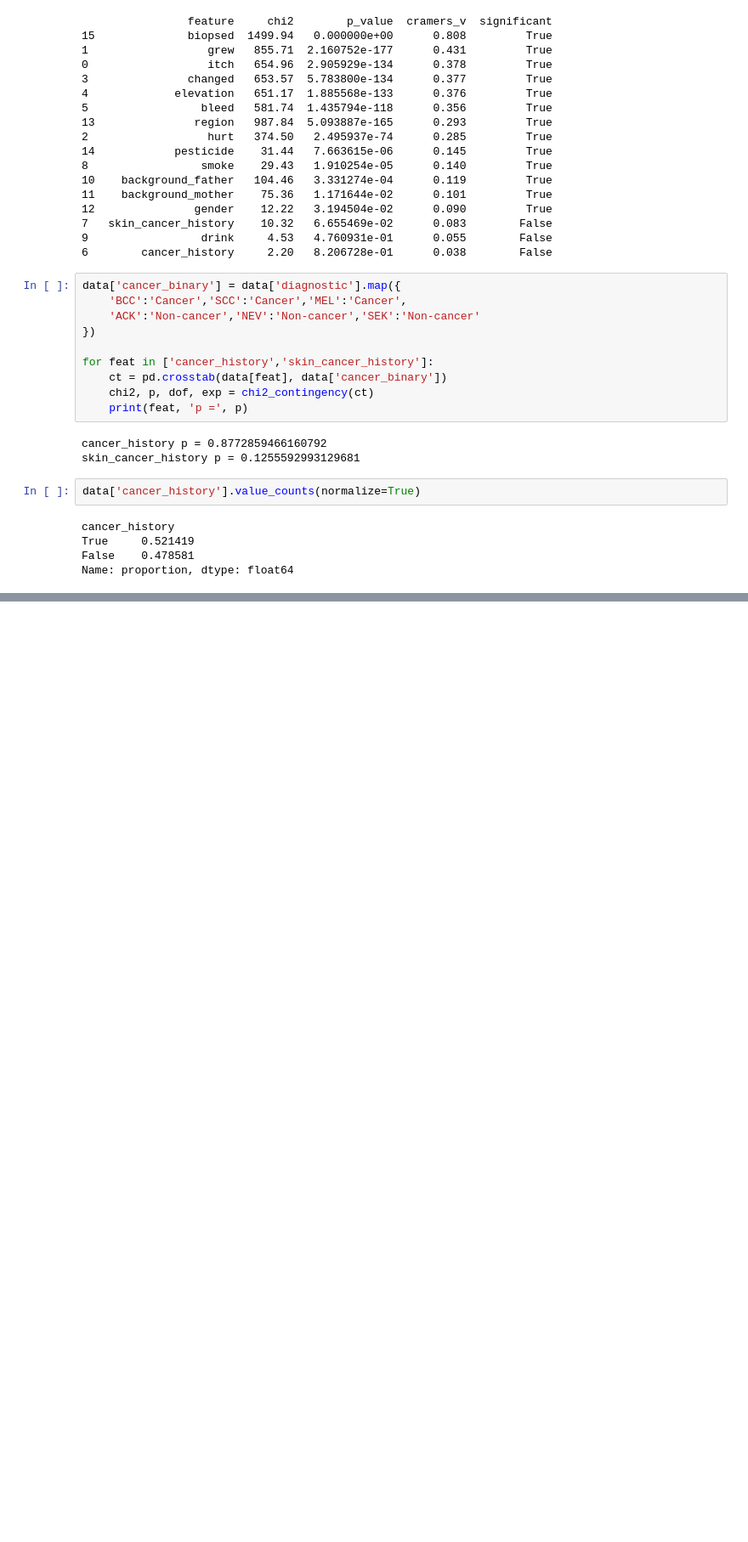
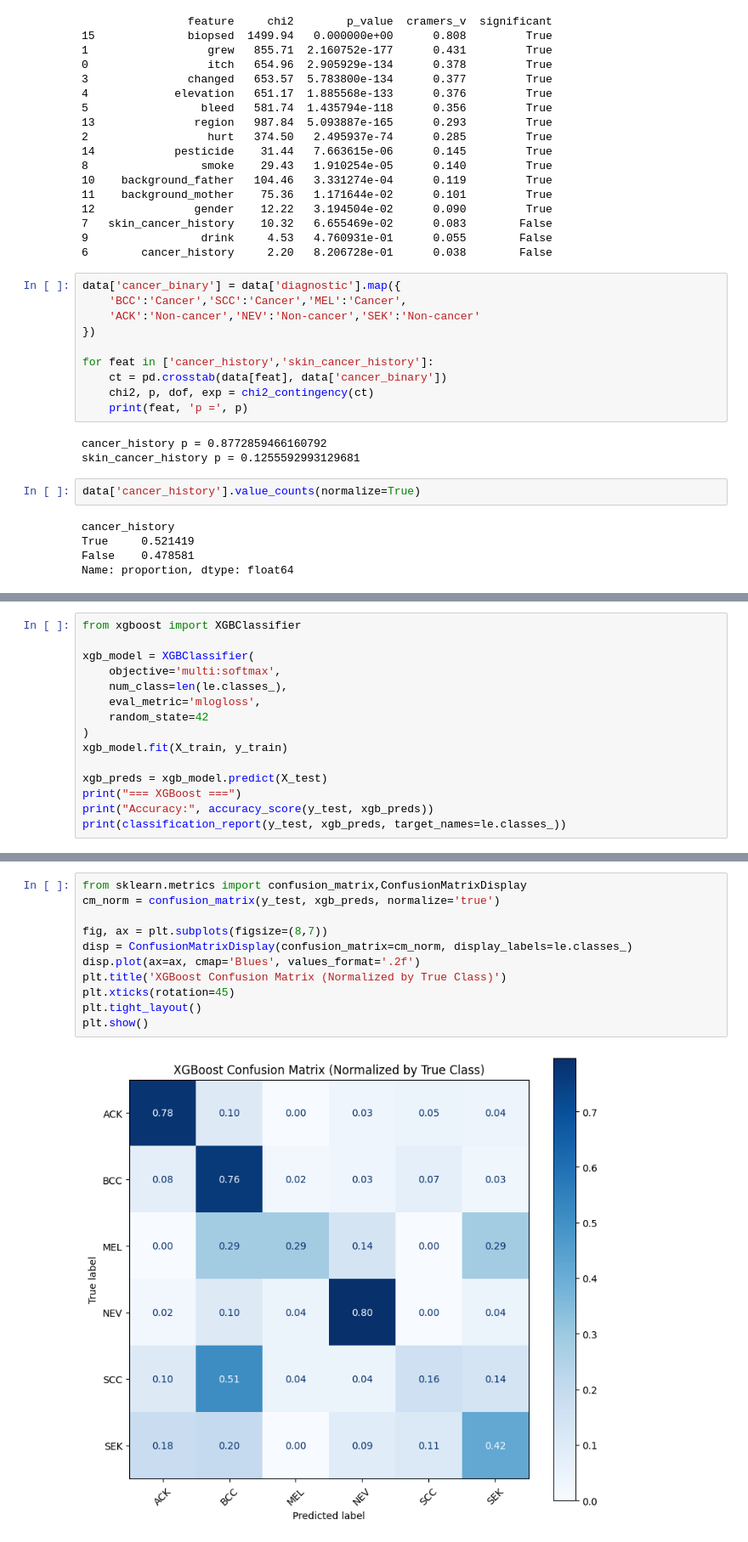
Before and after one commit to ramya0128/Skin-cancer-detection-using-multimodal-and-explainable-AI, a Jupyter notebook: eda.ipynb, the cells around one changed output, grey strips where cells are left out. Shown at 85% size. Saved outputs shown, nothing was run; the diff lists cells and outputs as text; blank space fills up the shorter version.

```diff
--- a/eda.ipynb
+++ b/eda.ipynb
@@ -233,0 +289,15 @@ Name: proportion, dtype: float64
+# %%
+from xgboost import XGBClassifier
+
+xgb_model = XGBClassifier(
+    objective='multi:softmax',
+    num_class=len(le.classes_),
+    eval_metric='mlogloss',
+    random_state=42
+)
+xgb_model.fit(X_train, y_train)
+
+xgb_preds = xgb_model.predict(X_test)
+print("=== XGBoost ===")
+print("Accuracy:", accuracy_score(y_test, xgb_preds))
+print(classification_report(y_test, xgb_preds, target_names=le.classes_))
@@ -233,0 +439,13 @@ Name: proportion, dtype: float64
+# %%
+from sklearn.metrics import confusion_matrix,ConfusionMatrixDisplay
+cm_norm = confusion_matrix(y_test, xgb_preds, normalize='true')
+
+fig, ax = plt.subplots(figsize=(8,7))
+disp = ConfusionMatrixDisplay(confusion_matrix=cm_norm, display_labels=le.classes_)
+disp.plot(ax=ax, cmap='Blues', values_format='.2f')
+plt.title('XGBoost Confusion Matrix (Normalized by True Class)')
+plt.xticks(rotation=45)
+plt.tight_layout()
+plt.show()
+# %% [output]
+[figure, added]
```
Also changed, not shown: parts of 6 cells of this notebook.
